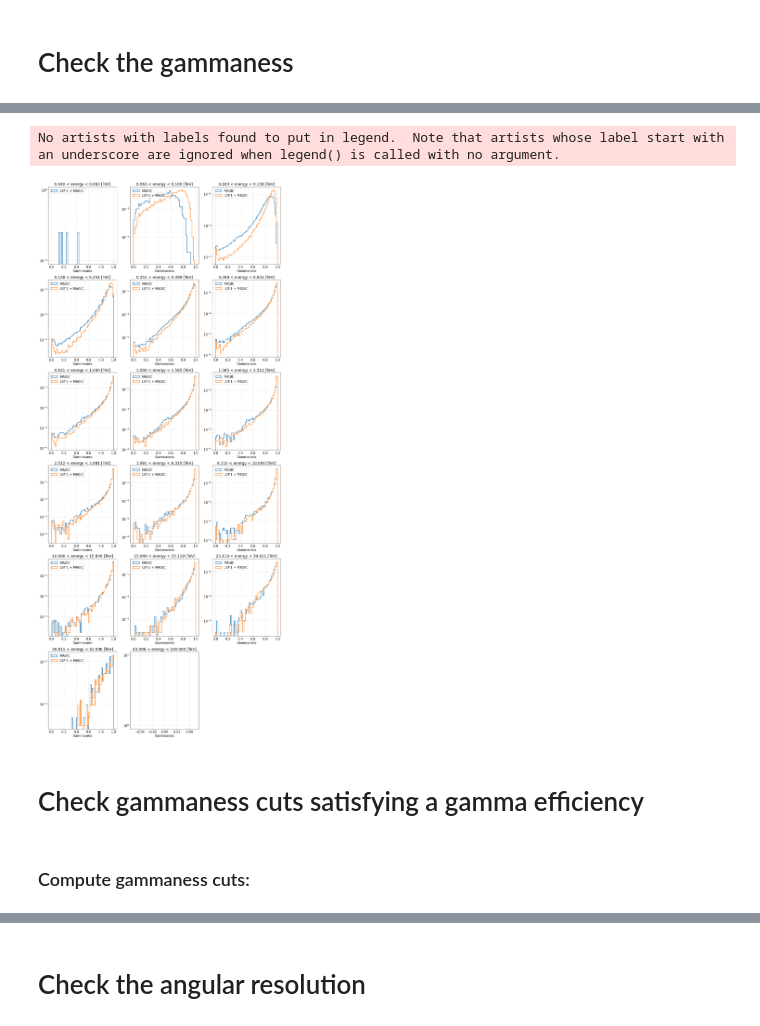
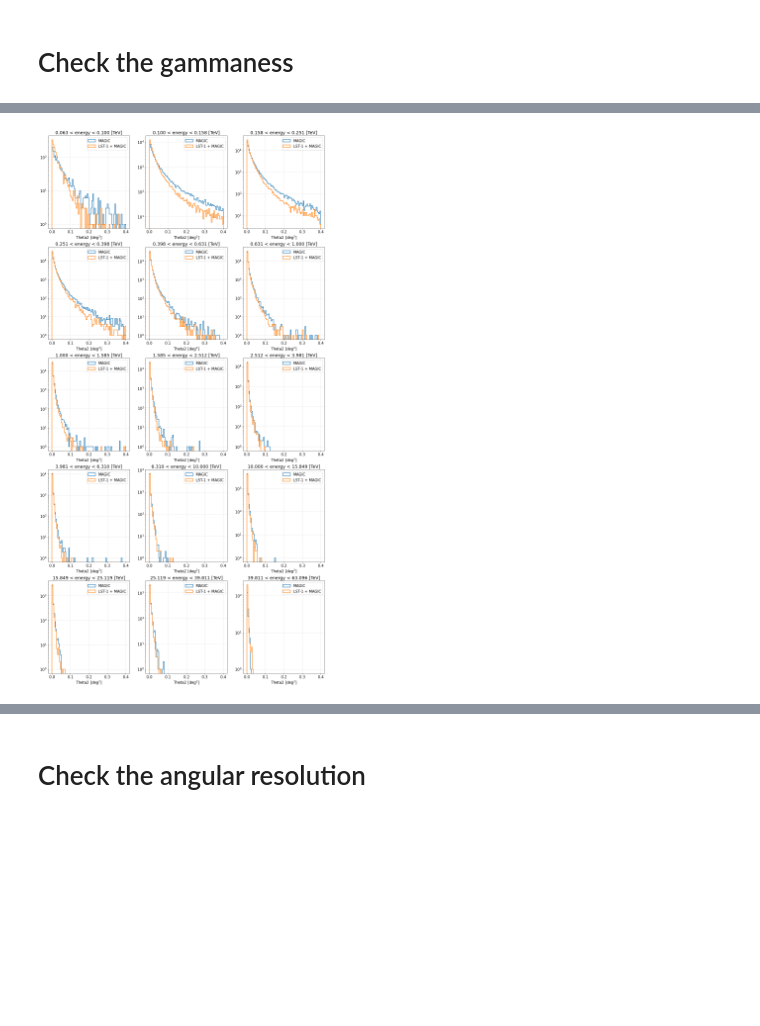
Before and after one commit to cta-observatory/magic-cta-pipe, a Jupyter notebook: notebooks/check_irfs_from_dl2.ipynb, the cells around one changed output, grey strips where cells are left out. Saved outputs shown, nothing was run; the diff lists cells and outputs as text; code cells hidden in the pictures; blank space fills up the shorter version.

```diff
--- a/notebooks/check_irfs_from_dl2.ipynb
+++ b/notebooks/check_irfs_from_dl2.ipynb
@@ -27,10 +14,8 @@ from ctaplot.ana import (
 # %%
-# Display all columns of a pandas data frame:
-pd.set_option('display.max_columns', None)
+# Configure the pyplot figure
+plt.rcParams.update(
+    {"figure.figsize": (12, 9), "font.size": 15, "grid.linestyle": "dotted"}
+)
 
-# Configure the pyplot figure:
-plt.rcParams.update({
-    'figure.figsize': (12, 9),
-    'font.size': 15,
-    'grid.linestyle': 'dotted',
-})
+# Get the pyplot default color cycle
+colors = plt.rcParams["axes.prop_cycle"].by_key()["color"]
@@ -299,44 +417,54 @@ plt.legend(loc='upper left')
 # %%
 n_columns = 3
-n_rows = int(np.ceil(len(energy_bins[:-1])/n_columns))
+n_rows = int(np.ceil(len(energy_bins[:-1]) / n_columns))
 
 grid = (n_rows, n_columns)
 locs = list(itertools.product(range(n_rows), range(n_columns)))
 
-plt.figure(figsize=(20, n_rows*8))
+plt.figure(figsize=(20, n_rows * 8))
 
-for i_bin, (eng_lo, eng_hi) in enumerate(zip(energy_bins[:-1], energy_bins[1:])):
-
-    energy_mask = f'(reco_energy > {eng_lo}) & (reco_energy < {eng_hi})'
-
-    df_magic = dl2_magic.query(energy_mask)
-    df_mlst = dl2_mlst.query(energy_mask)
+# Loop over every energy bin
+for i_bin, (eng_lolim, eng_uplim) in enumerate(zip(energy_bins[:-1], energy_bins[1:])):
 
     plt.subplot2grid(grid, locs[i_bin])
-    plt.title(f'{eng_lo:.3f} < energy < {eng_hi:.3f} [TeV]')
-    plt.xlabel('Gammaness')
-    plt.semilogy()
+    plt.title(f"{eng_lolim:.3f} < energy < {eng_uplim:.3f} [TeV]")
+    plt.xlabel("Theta2 [deg$^2$]")
+    plt.yscale(yscale)
     plt.grid()
 
-    if len(df_magic) > 0:
+    # Apply the energy cuts
+    cond_magic_lolim = data_magic_gcut["reco_energy"].value > eng_lolim
+    cond_magic_uplim = data_magic_gcut["reco_energy"].value < eng_uplim
+
+    cond_mlst_lolim = data_mlst_gcut["reco_energy"].value > eng_lolim
+    cond_mlst_uplim = data_mlst_gcut["reco_energy"].value < eng_uplim
+
+    condition_magic = np.logical_and(cond_magic_lolim, cond_magic_uplim)
+    condition_mlst = np.logical_and(cond_mlst_lolim, cond_mlst_uplim)
+
+    dt_magic = data_magic_gcut[condition_magic]
+    dt_mlst = data_mlst_gcut[condition_mlst]
+
+    # Plot the MAGIC distribution
+    if len(dt_magic) > 0:
         plt.hist(
-            df_magic['gammaness'].to_numpy(), bins=gam_bins,
-            weights=np.repeat(1/len(df_magic), len(df_magic)),
-            label='MAGIC', histtype='step', linewidth=2,
+            np.square(dt_magic["theta"].value),
+            bins=theta2_bins,
+            label="MAGIC",
+            histtype="step",
+            linewidth=2,
         )
 
-    if len(df_mlst) > 0:
+    # Plot the LST-1 + MAGIC distribution
+    if len(dt_mlst) > 0:
         plt.hist(
-            df_mlst['gammaness'].to_numpy(), bins=gam_bins,
-            weights=np.repeat(1/len(df_mlst), len(df_mlst)),
-            label='LST-1 + MAGIC', histtype='step', linewidth=2,
+            np.square(dt_mlst["theta"].value),
+            bins=theta2_bins,
+            label="LST-1 + MAGIC",
+            histtype="step",
+            linewidth=2,
         )
 
-    plt.legend(loc='upper left')
+    plt.legend(loc="upper right")
 # %% [output]
-No artists with labels found to put in legend.  Note that artists whose label start with an underscore are ignored when legend() is called with no argument.
-[figure, old version]
+[figure, new version]
-# %% [markdown]
-# Check gammaness cuts satisfying a gamma efficiency
-# %% [markdown]
-### Compute gammaness cuts:
```
Also changed, not shown: parts of 73 cells of this notebook, 3 other files.
